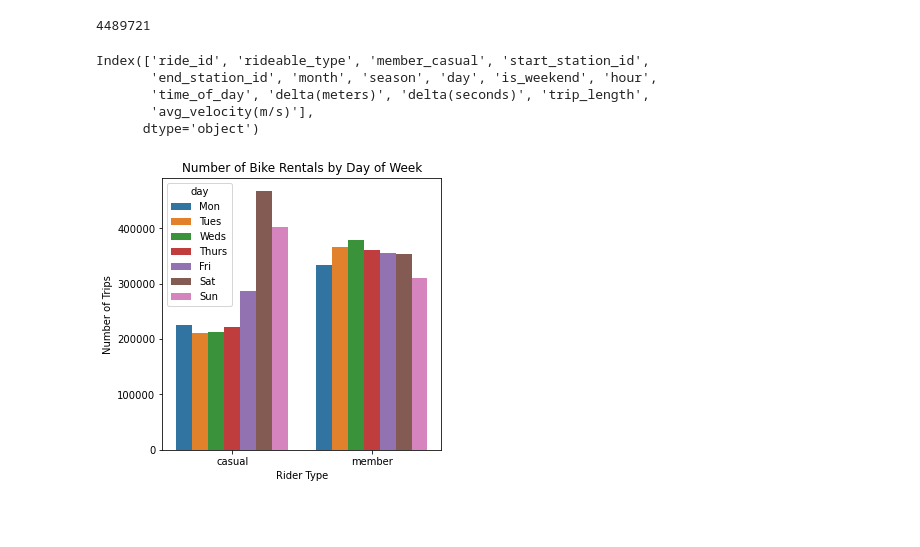
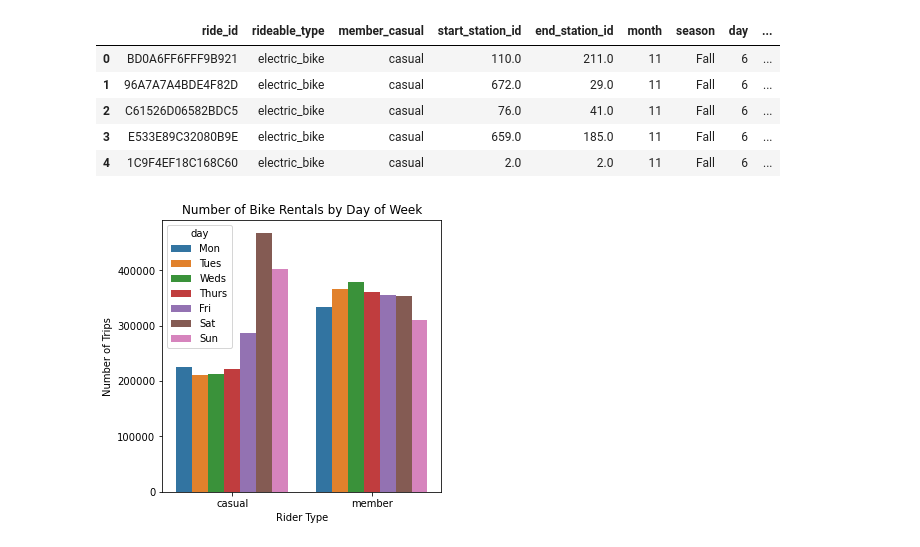
Before and after one commit to ttb-folio/Google-Data-Analytics-Capstone, a Jupyter notebook: Analysis.ipynb, the cells around one changed output. Cells and saved outputs as stored; diff of their text form; code cells hidden in the pictures; blank space fills up the shorter version.

```diff
--- a/Analysis.ipynb
+++ b/Analysis.ipynb
@@ -16,4 +9,0 @@ data = pd.read_csv(data_file)
-# %%
-len(data)
-# %% [output]
-4489721
@@ -20,9 +15,10 @@ len(data)
 # %%
-data.columns
+data.head()
 # %% [output]
-Index(['ride_id', 'rideable_type', 'member_casual', 'start_station_id',
-       'end_station_id', 'month', 'season', 'day', 'is_weekend', 'hour',
-       'time_of_day', 'delta(meters)', 'delta(seconds)', 'trip_length',
-       'avg_velocity(m/s)'],
-      dtype='object')
+|  | ride_id | rideable_type | member_casual | start_station_id | end_station_id | month | season | day | ... |
+| 0 | BD0A6FF6FFF9B921 | electric_bike | casual | 110.0 | 211.0 | 11 | Fall | 6 | ... |
+| 1 | 96A7A7A4BDE4F82D | electric_bike | casual | 672.0 | 29.0 | 11 | Fall | 6 | ... |
+| 2 | C61526D06582BDC5 | electric_bike | casual | 76.0 | 41.0 | 11 | Fall | 6 | ... |
+| 3 | E533E89C32080B9E | electric_bike | casual | 659.0 | 185.0 | 11 | Fall | 6 | ... |
+| 4 | 1C9F4EF18C168C60 | electric_bike | casual | 2.0 | 2.0 | 11 | Fall | 6 | ... |
 # %%
```
Also changed, not shown: parts of 24 cells of this notebook, 3 other files.
